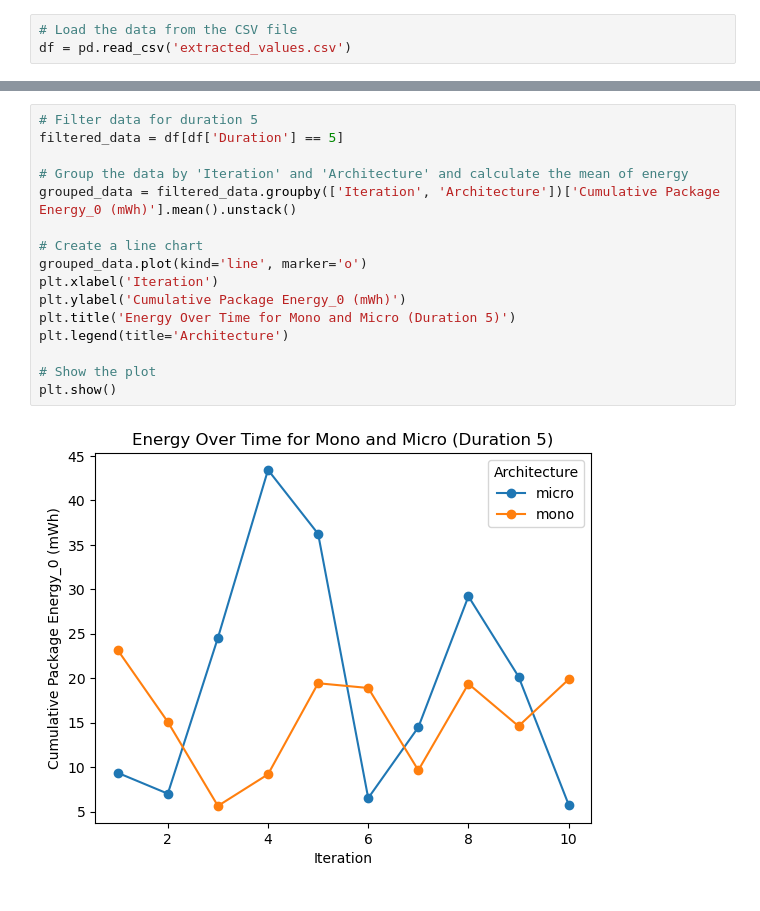
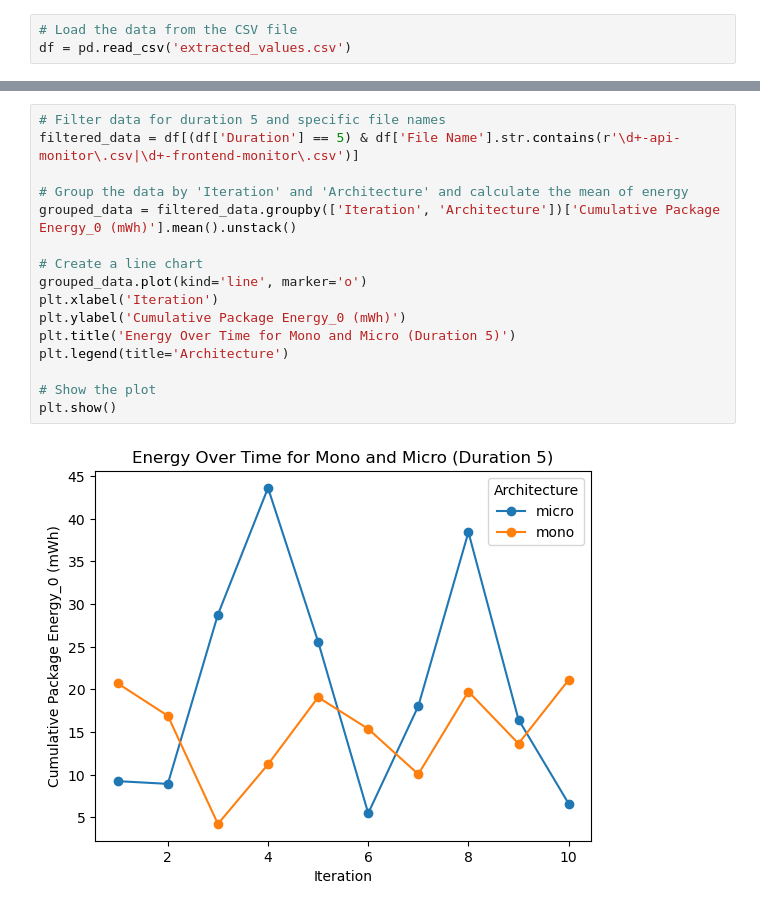
Before and after one commit to ticket-monster-msa/monolith, a Jupyter notebook: data-visualisation/visualise.ipynb, the cells around one changed output, grey strips where cells are left out. Drawn from its saved outputs; the diff is of its cells as text.

```diff
--- a/data-visualisation/visualise.ipynb
+++ b/data-visualisation/visualise.ipynb
@@ -25,20 +27,20 @@ plt.show()
 # %%
-# Filter data for duration 5
-filtered_data = df[df['Duration'] == 5]
+# Filter data for duration 5 and specific file names
+filtered_data = df[(df['Duration'] == 5) & df['File Name'].str.contains(r'\d+-api-monitor\.csv|\d+-frontend-monitor\.csv')]
 
 # Group the data by 'Iteration' and 'Architecture' and calculate the mean of energy
 grouped_data = filtered_data.groupby(['Iteration', 'Architecture'])['Cumulative Package Energy_0 (mWh)'].mean().unstack()
 
 # Create a line chart
 grouped_data.plot(kind='line', marker='o')
 plt.xlabel('Iteration')
 plt.ylabel('Cumulative Package Energy_0 (mWh)')
 plt.title('Energy Over Time for Mono and Micro (Duration 5)')
 plt.legend(title='Architecture')
 
 # Show the plot
 plt.show()
 # %% [output]
-[figure, old version]
+[figure, new version]
 # %%
 # Filter data for duration 5
```
Also changed, not shown: parts of 4 cells of this notebook.
